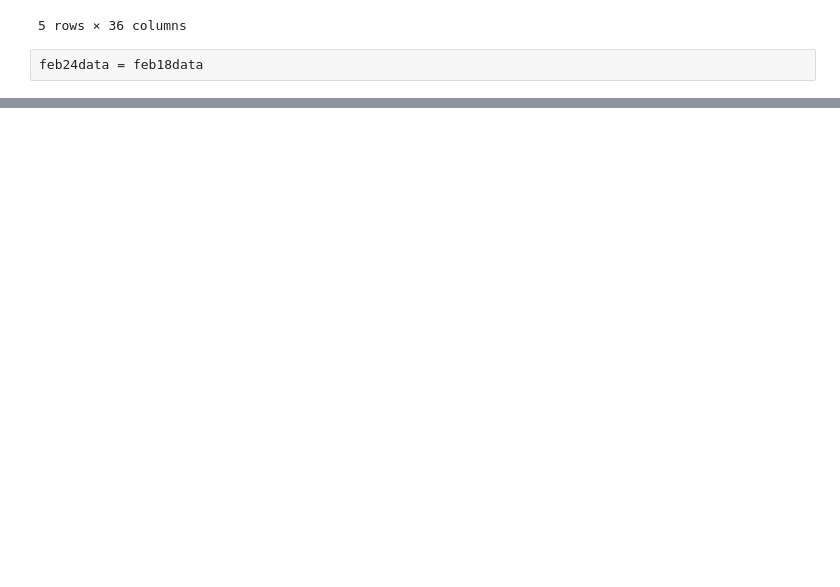
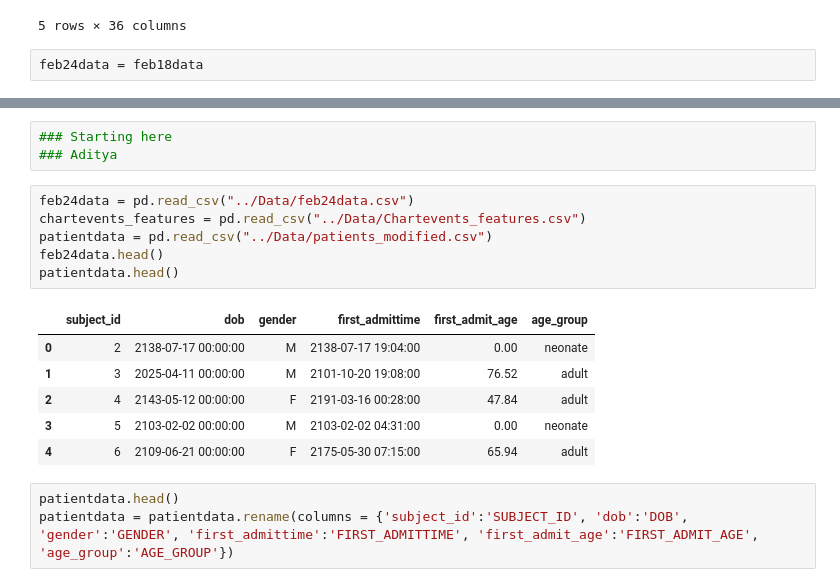
Before and after one commit to apimplaskar/csm185-project, a Jupyter notebook: DataCreation.ipynb, the cells around one changed output, grey strips where cells are left out. Drawn from its saved outputs; the diff is of its cells as text; blank space fills up the shorter version.

```diff
--- a/DataCreation.ipynb
+++ b/DataCreation.ipynb
@@ -159,0 +162,19 @@ feb24data.to_csv('feb24data.csv')
+# %%
+### Starting here
+### Aditya
+# %%
+feb24data = pd.read_csv("../Data/feb24data.csv")
+chartevents_features = pd.read_csv("../Data/Chartevents_features.csv")
+patientdata = pd.read_csv("../Data/patients_modified.csv")
+feb24data.head()
+patientdata.head()
+# %% [output]
+|  | subject_id | dob | gender | first_admittime | first_admit_age | age_group |
+| 0 | 2 | 2138-07-17 00:00:00 | M | 2138-07-17 19:04:00 | 0.00 | neonate |
+| 1 | 3 | 2025-04-11 00:00:00 | M | 2101-10-20 19:08:00 | 76.52 | adult |
+| 2 | 4 | 2143-05-12 00:00:00 | F | 2191-03-16 00:28:00 | 47.84 | adult |
+| 3 | 5 | 2103-02-02 00:00:00 | M | 2103-02-02 04:31:00 | 0.00 | neonate |
+| 4 | 6 | 2109-06-21 00:00:00 | F | 2175-05-30 07:15:00 | 65.94 | adult |
+# %%
+patientdata.head()
+patientdata = patientdata.rename(columns = {'subject_id':'SUBJECT_ID', 'dob':'DOB', 'gender':'GENDER', 'first_admittime':'FIRST_ADMITTIME', 'first_admit_age':'FIRST_ADMIT_AGE', 'age_group':'AGE_GROUP'})
```
Also changed, not shown: parts of 8 cells of this notebook.
